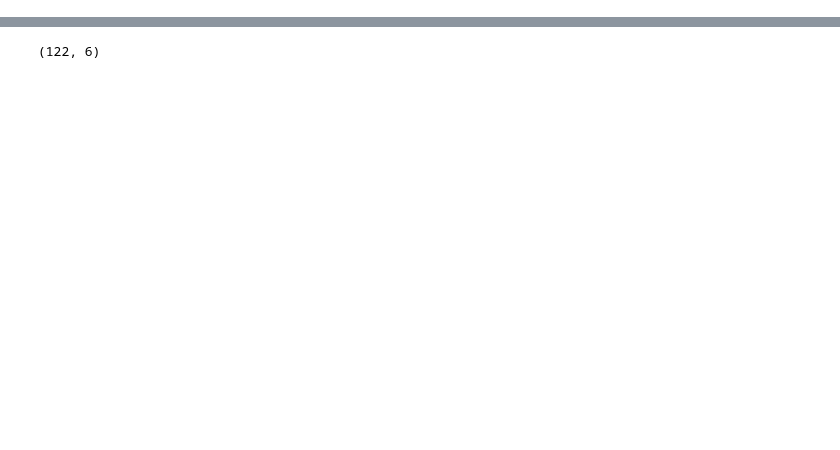
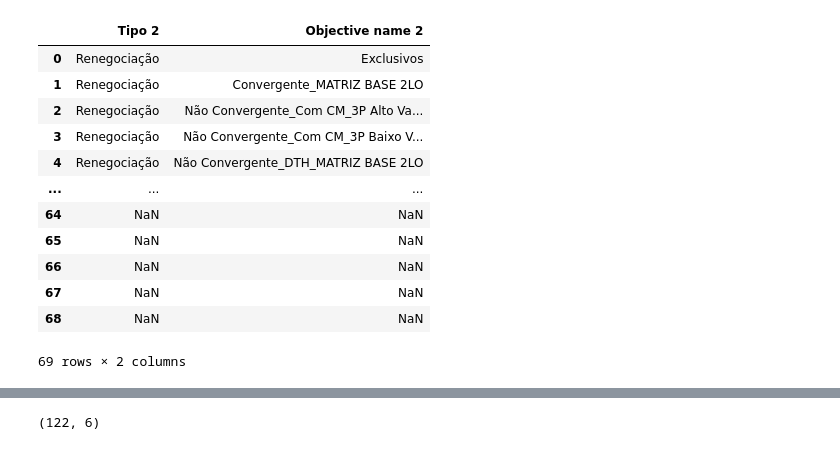
Before and after one commit to josepmatias/nos_reten-ao, a Jupyter notebook: objectivos_reactiva_versão ciclo.ipynb, the cells around one changed output, grey strips where cells are left out. Cells and saved outputs as stored; diff of their text form; code cells hidden in the pictures; blank space fills up the shorter version.

```diff
--- a/objectivos_reactiva_versão ciclo.ipynb
+++ b/objectivos_reactiva_versão ciclo.ipynb
@@ -63 +68,18 @@ print(ciclo_half1.shape)
+# %%
+#inspeccionar dataframe "ciclo_half2"
+ciclo_half2
+# %% [output]
+|  | Tipo 2 | Objective name 2 |
+| 0 | Renegociação | Exclusivos |
+| 1 | Renegociação | Convergente_MATRIZ BASE 2LO |
+| 2 | Renegociação | Não Convergente_Com CM_3P Alto Va... |
+| 3 | Renegociação | Não Convergente_Com CM_3P Baixo V... |
+| 4 | Renegociação | Não Convergente_DTH_MATRIZ BASE 2LO |
+| ... | ... | ... |
+| 64 | NaN | NaN |
+| 65 | NaN | NaN |
+| 66 | NaN | NaN |
+| 67 | NaN | NaN |
+| 68 | NaN | NaN |
+69 rows × 2 columns
 # %%
```
Also changed, not shown: parts of 15 cells of this notebook.
